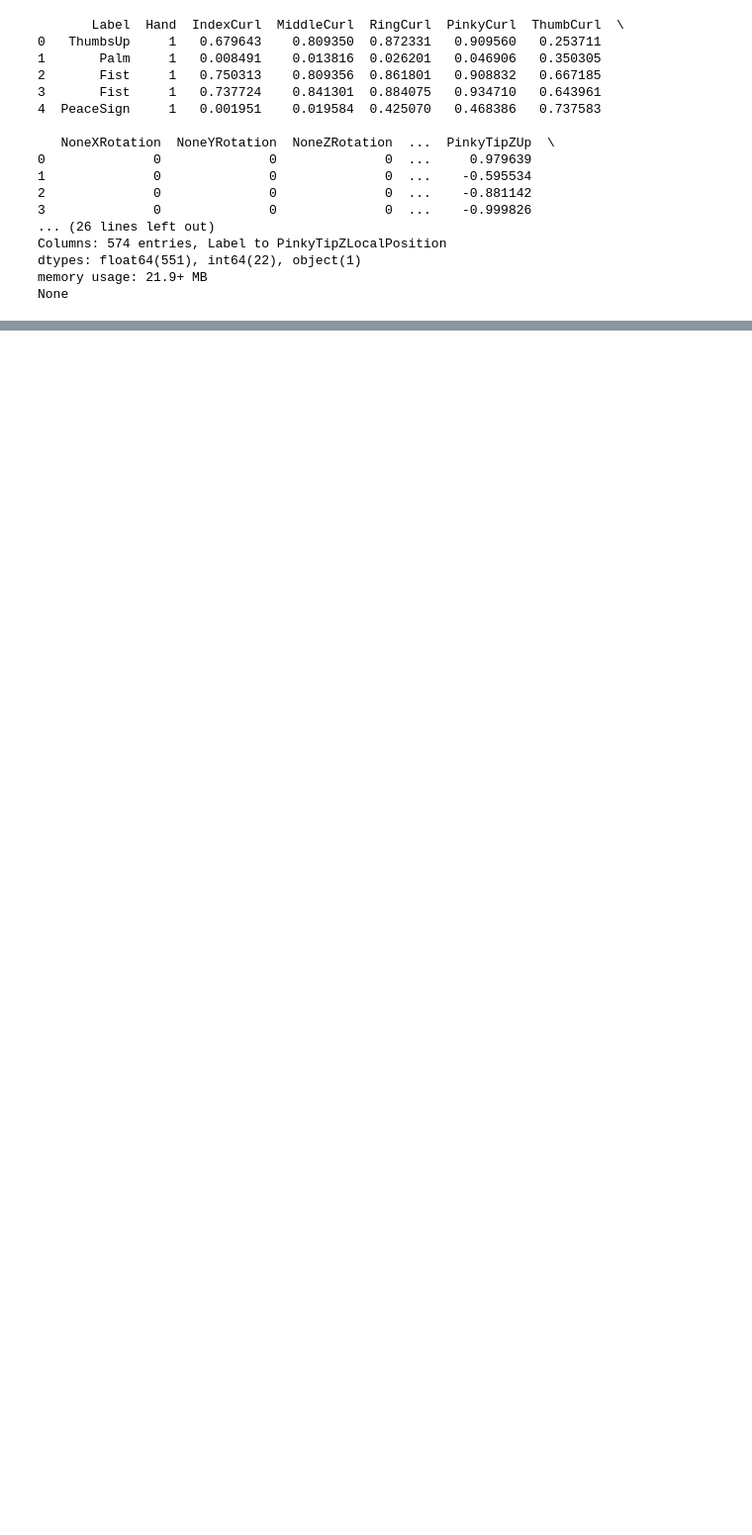
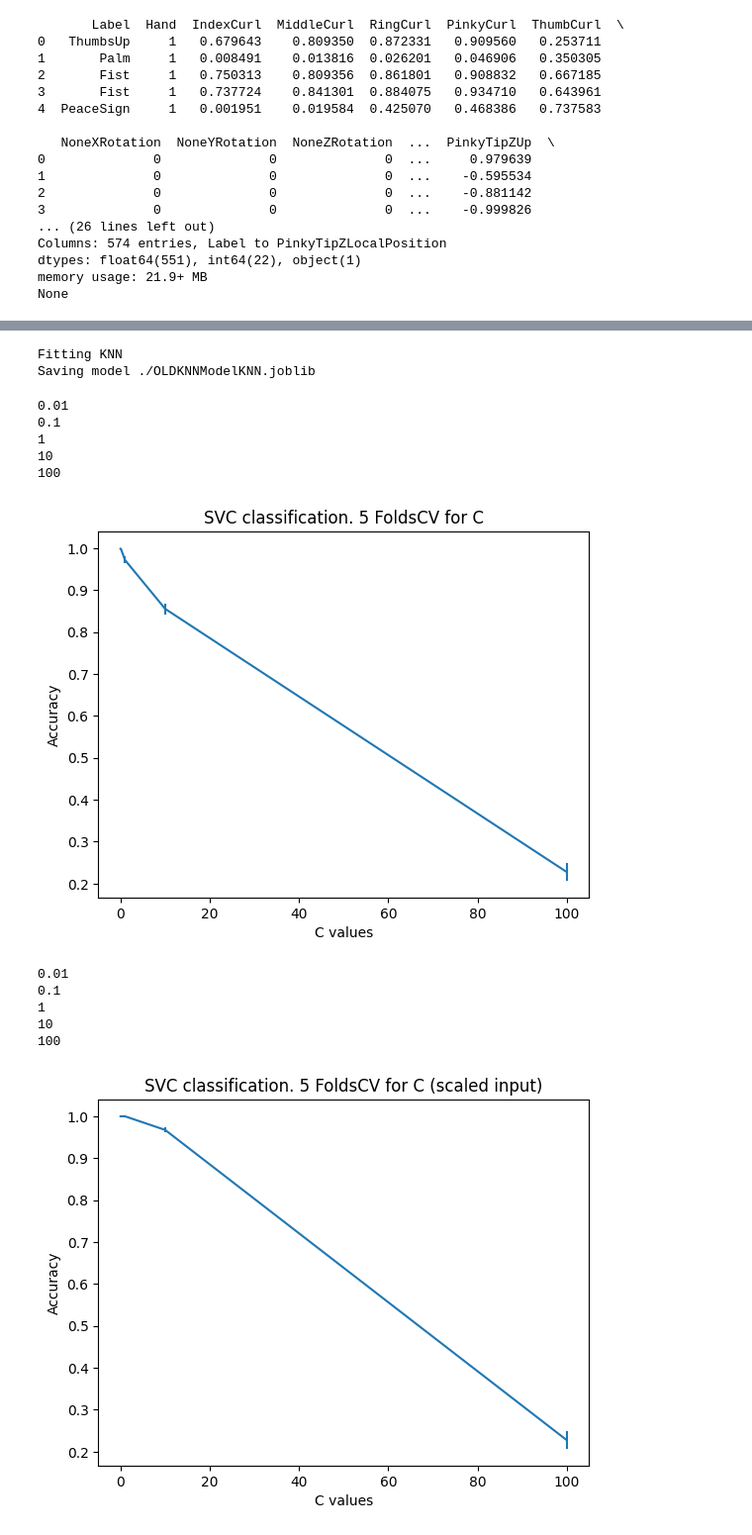
Before and after one commit to mradtke9019/ARInteractions, a Jupyter notebook: MachineLearning/ARGestureTraining.ipynb, the cells around one changed output, grey strips where cells are left out. Shown: that part at 99% size. Drawn from its saved outputs; the diff is of its cells as text; code cells hidden in the pictures; blank space fills up the shorter version.

Commit message:
Final additions and plot generations for final project.

```diff
--- a/MachineLearning/ARGestureTraining.ipynb
+++ b/MachineLearning/ARGestureTraining.ipynb
@@ -44,10 +106,27 @@ TestValidationAccuracy("KNN", dataset, c = None, K = idealK, scaleInput = True)
 KNNModel = MLModel()
 KNNModel.AssignModelAndHyperParameters("KNN", K = idealK)
 KNNModel.TrainModel(dataset, True)
-KNNModel.ExportModel("./")
+KNNModel.ExportModel("./", "OLDKNN")
+# %% [output]
+Fitting KNN
+Saving model ./OLDKNNModelKNN.joblib
 # %%
-CVals = [0.01,0.1,1,10,100,1000]
+CVals = [0.01,0.1,1,10,100]
+mse,std = PerformKFoldsValidationAndPlot("SVC", dataset, CVals, "C", yLabel = "Accuracy", scale = False)
 mse,std = PerformKFoldsValidationAndPlot("SVC", dataset, CVals, "C", yLabel = "Accuracy", scale = True)
+# %% [output]
+0.01
+0.1
+1
+10
+100
+[figure, added]
+0.01
+0.1
+1
+10
+100
+[figure, added]
 # %%
 CVals = [0.1,1,10,20,30,40,50]
 mse,std = PerformKFoldsValidationAndPlot("SVC", dataset, CVals, "C", yLabel = "Accuracy", scale = True)
```
Also changed, not shown: parts of 8 cells of this notebook, 22 other files.
